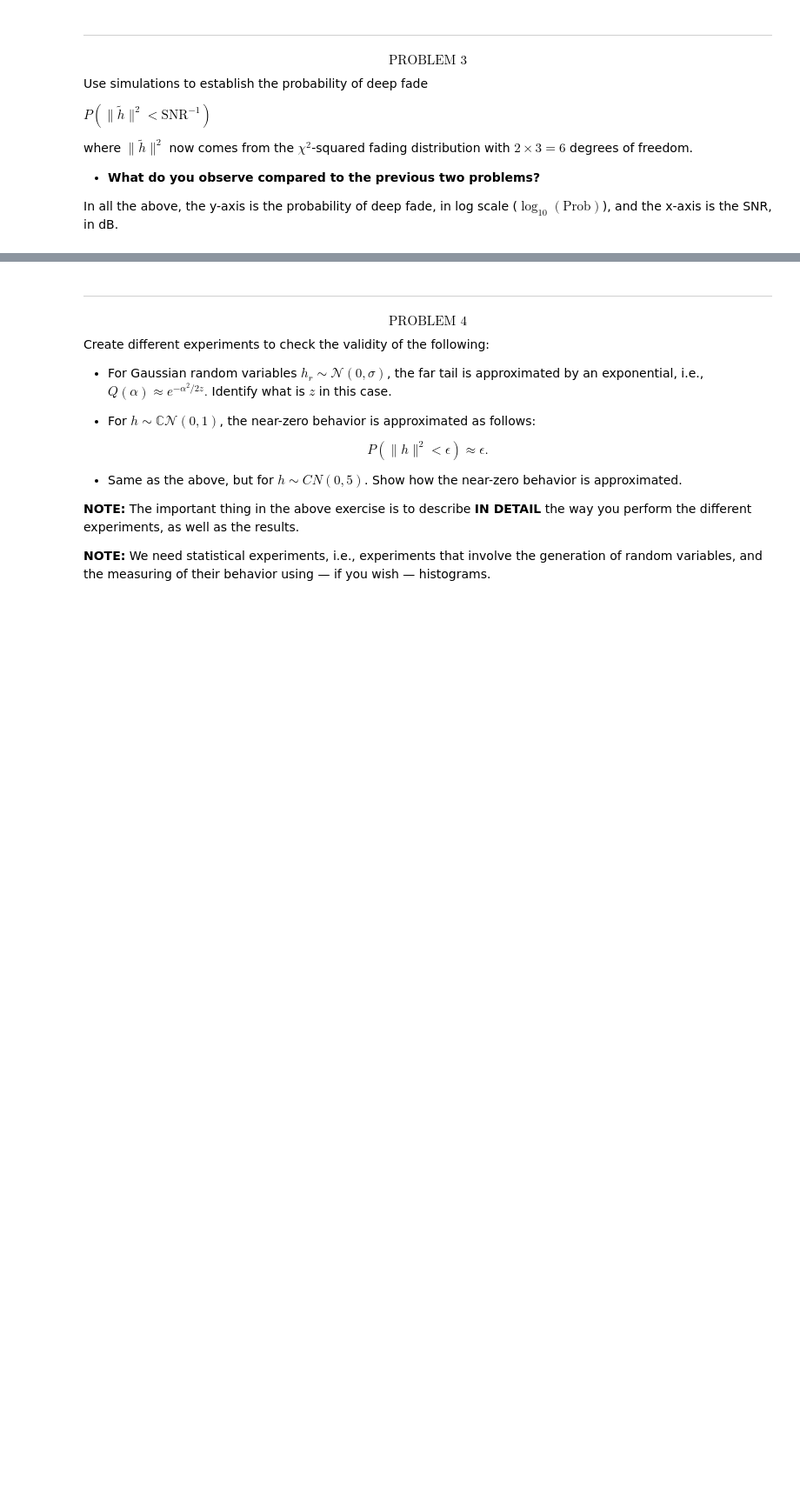
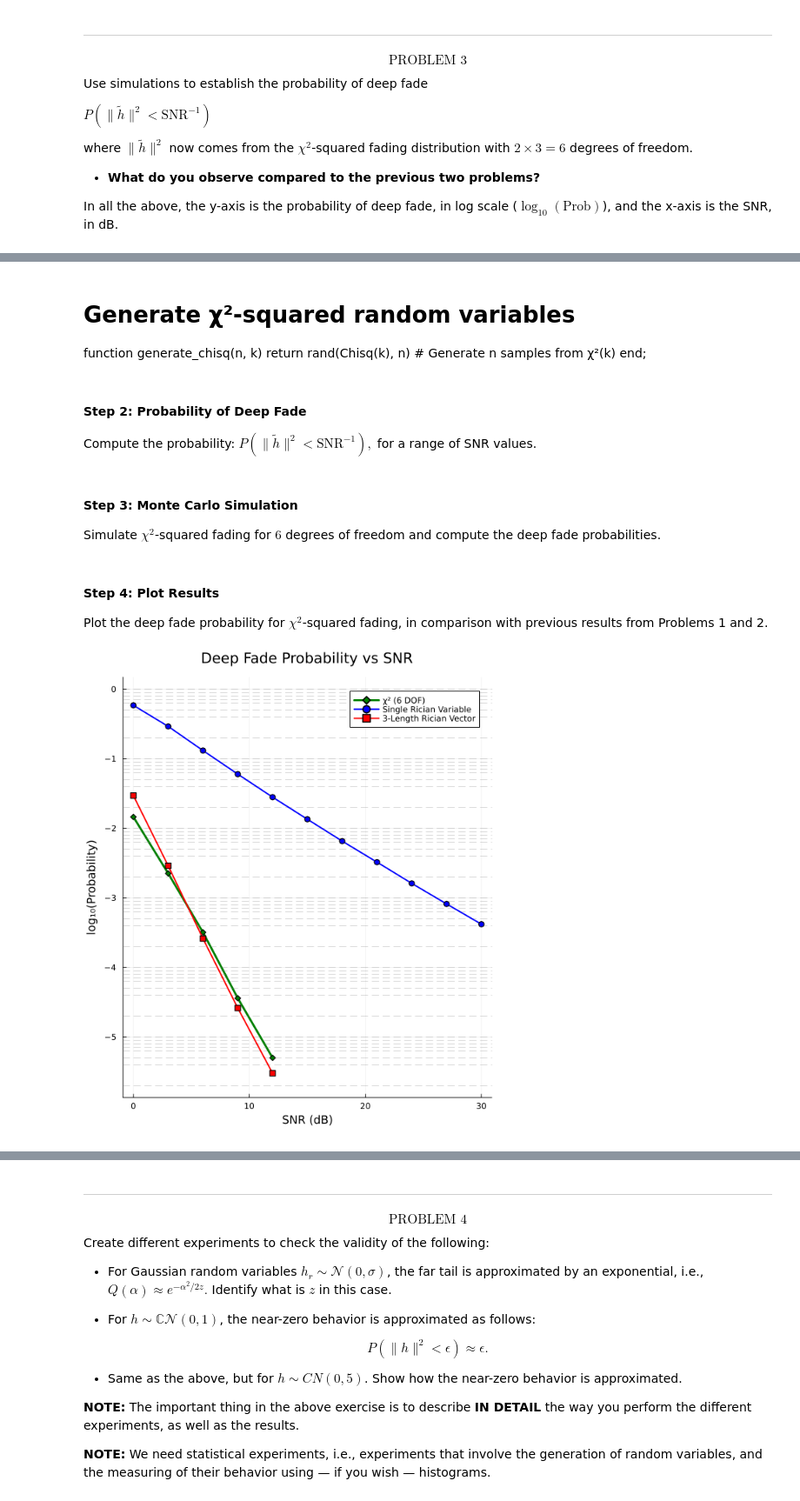
Before and after one commit to setrar/MobCom, a Jupyter notebook: Lab/REPORT.ipynb, the cells around one changed output, grey strips where cells are left out. Shown at 87% size. Drawn from its saved outputs; the diff is of its cells as text; code cells hidden in the pictures; blank space fills up the shorter version.

```diff
--- a/Lab/REPORT.ipynb
+++ b/Lab/REPORT.ipynb
@@ -227,0 +392,5 @@ In all the above, the y-axis is the probability of deep fade, in log scale ($\lo
+# %% [markdown]
+# Generate χ²-squared random variables
+function generate_chisq(n, k)
+    return rand(Chisq(k), n)  # Generate n samples from χ²(k)
+end;
@@ -227,0 +402,55 @@ In all the above, the y-axis is the probability of deep fade, in log scale ($\lo
+# %% [markdown]
+#### **Step 2: Probability of Deep Fade**
+Compute the probability:
+$P(\|\tilde{h}\|^2 < \text{SNR}^{-1}),$
+for a range of SNR values.
+# %%
+# Compute deep fade probability for χ² distribution
+function deep_fade_probability_chisq(h::Vector{Float64}, SNR_range::Vector{Float64})
+    probabilities = Float64[]
+    for SNR_dB in SNR_range
+        SNR_linear = 10^(SNR_dB / 10)  # Convert dB to linear scale
+        threshold = 1 / SNR_linear
+        fade_count = count(x -> x < threshold, h)
+        push!(probabilities, fade_count / length(h))
+    end
+    return probabilities
+end;
+# %% [markdown]
+#### **Step 3: Monte Carlo Simulation**
+Simulate $\chi^2$-squared fading for $6$ degrees of freedom and compute the deep fade probabilities.
+# %%
+# Parameters
+n_samples = 10^6  # Number of samples
+degrees_of_freedom = 6;  # 2 x 3 for 3 independent Rician variables
+# SNR_dB_range = 0:3:20;  # SNR range in dB (already defined above)
+# %% [markdown]
+#### **Step 4: Plot Results**
+Plot the deep fade probability for $\chi^2$-squared fading, in comparison with previous results from Problems 1 and 2.
+# %%
+# Convert SNR_dB_range to Vector{Float64}
+SNR_dB_vector = Float64.(SNR_dB_range)  # Explicit conversion to Vector{Float64}
+
+# Generate χ²-squared random variables
+h_chisq = generate_chisq(n_samples, degrees_of_freedom)
+
+# Compute deep fade probabilities
+prob_chisq = deep_fade_probability_chisq(h_chisq, SNR_dB_vector)
+
+# Plot χ² results
+plot(SNR_dB_vector, log10.(prob_chisq)
+    , label="χ² (6 DOF)", marker=:diamond, lw=3, color=:green
+    , xlabel="SNR (dB)", ylabel="log₁₀(Probability)"
+    , title="Deep Fade Probability vs SNR"
+    , grid=true, legend = :topright
+    , size = (600,700)
+)
+add_combined_hlines!(offsets, base_values, linestyle=:dash, lw=1, color=:gray, alpha=0.3)
+
+# If comparing with previous results
+plot!(SNR_dB_range, log10.(prob_single)
+    , label="Single Rician Variable", marker=:o, lw=2, color=:blue)
+plot!(SNR_dB_range, log10.(prob_vector)
+    , label="3-Length Rician Vector", marker=:square, lw=2, color=:red)
+# %% [output]
+[figure, added]
```
Also changed, not shown: parts of 30 cells of this notebook, 8 other files.
